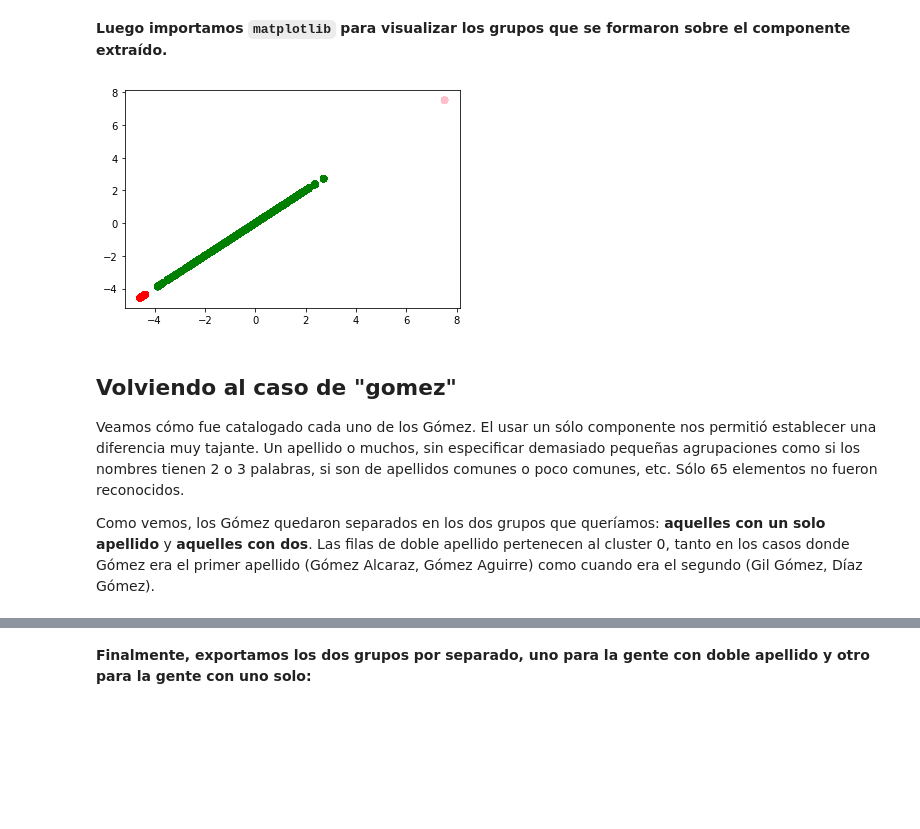
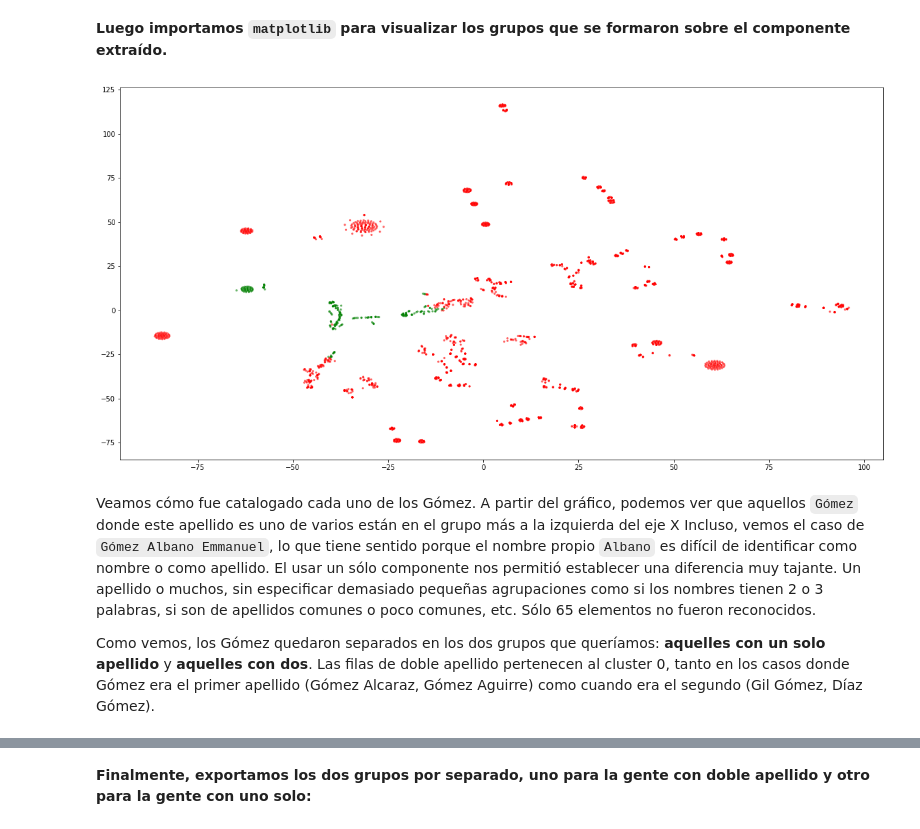
Before and after one commit to chingologram/jupyter-notebooks, a Jupyter notebook: Apellidos y nombres.ipynb, the cells around one changed output, grey strips where cells are left out. Drawn from its saved outputs; the diff is of its cells as text; code cells hidden in the pictures; blank space fills up the shorter version.

Commit message:
Agregada visualización con TSNE. Escalado de datos, otros apellidos

```diff
--- a/Apellidos y nombres.ipynb
+++ b/Apellidos y nombres.ipynb
@@ -185,3 +184,12 @@ dftrain['cluster'] = dbs.labels_.astype(np.int)
+# %%
+#import hdbscan
+#dbs = hdbscan.HDBSCAN(min_cluster_size=4500, min_samples=5)
+#from sklearn.cluster import AgglomerativeClustering
+
+#dbs = KMeans(n_clusters=2)
+dbs = AgglomerativeClustering(n_clusters=2)
+dbs.fit(dftrain.filter(regex='tf_.*'))
+dftrain['cluster'] = dbs.labels_.astype(np.int)
 # %% [markdown]
 ## Previsualizamos nuestros grupos
 
@@ -198,23 +205,54 @@ Name: cluster, dtype: int64
 1
 # %% [markdown]
 **Luego importamos `matplotlib` para visualizar los grupos que se formaron sobre el componente extraído.**
-# %%
-import matplotlib.pyplot as plt
-
-colors = ['red', 'green', 'blue', 'yellow', 'pink']
-
-fig = plt.figure()
-ax = fig.add_subplot(111)
-
-ax.scatter(train[:,0],train[:,0],  c = dftrain['cluster'].apply(lambda i: colors[ i % len(colors) ]))
-
-plt.show()
-# %% [output]
-[figure, removed]
+# %%
+import matplotlib.pyplot as plt
+from sklearn.manifold import TSNE
+
+plt.rcParams['figure.figsize'] = [20, 10]
+
+
+fig = plt.figure()
+
+def plotApellidos(dftrain, dfApellido, ax):
+    """ Plotea los nombres de un apellido vs la totalidad del dataset en 2d
+    """
+
+    colors = ['red', 'green', 'blue', 'yellow', 'pink', 'orange']
+
+    trainSample = dftrain.sample(2000)
+
+    """ TSNE tarda mucho con muestras grandes """
+    tsne = TSNE(n_iter=5000)
+    proj = tsne.fit_transform(trainSample.filter(regex = 'tf_.*'))
+    trainSample['tsne0'] = proj[:,0]
+    trainSample['tsne1'] = proj[:,1]
+
+    #projApellido = tsne.fit_transform(dfApellido.filter(regex = 'tf_.*'))
+    #dfApellido['pca0'] = projApellido[:,0]
+    #dfApellido['pca1'] = projApellido[:,1]
+
+    ax.scatter(trainSample['tsne0'], trainSample['tsne1'], alpha=.5, s=5, c= trainSample['cluster'].apply(lambda i: colors[ i % len(colors) ]))
+    #ax.scatter(dfApellido['pca0'], dfApellido['pca1'], s=20, c= dfApellido['cluster'].apply(lambda i: colors[ i % len(colors) ]))
+
+    #for id, row in dfApellido.iterrows():
+    #    ax.annotate(row['funcionario_apellido_nombre'], (row['pca0'], row['pca1']))
+
+
+    plt.show()
+
+
+
+
+dfgomez = dftrain[dftrain.funcionario_apellido_nombre.str.contains('gomez')]
+
+plotApellidos(dftrain, dfgomez, fig.add_subplot('111'))
+# %% [output]
+[figure, added]
 # %% [markdown]
-## Volviendo al caso de "gomez"
-
 Veamos cómo fue catalogado cada uno de los Gómez.
+A partir del gráfico, podemos ver que aquellos `Gómez` donde este apellido es uno de varios están en el grupo más a la izquierda del eje X
+Incluso, vemos el caso de `Gómez Albano Emmanuel`, lo que tiene sentido porque el nombre propio `Albano` es difícil de identificar como nombre o como apellido.
 El usar un sólo componente nos permitió establecer una diferencia muy tajante.
 Un apellido o muchos, sin especificar demasiado pequeñas agrupaciones como si los nombres tienen 2 o 3 palabras, si son de apellidos comunes o poco comunes, etc. Sólo 65 elementos no fueron reconocidos.
 
```
Also changed, not shown: parts of 29 cells of this notebook.
